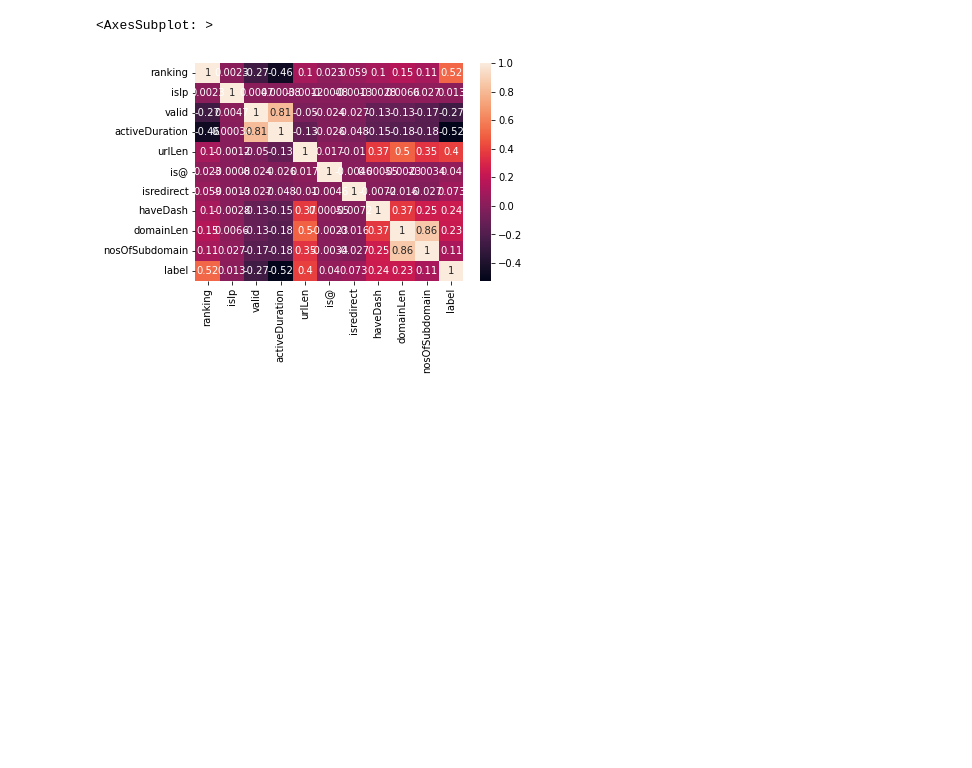
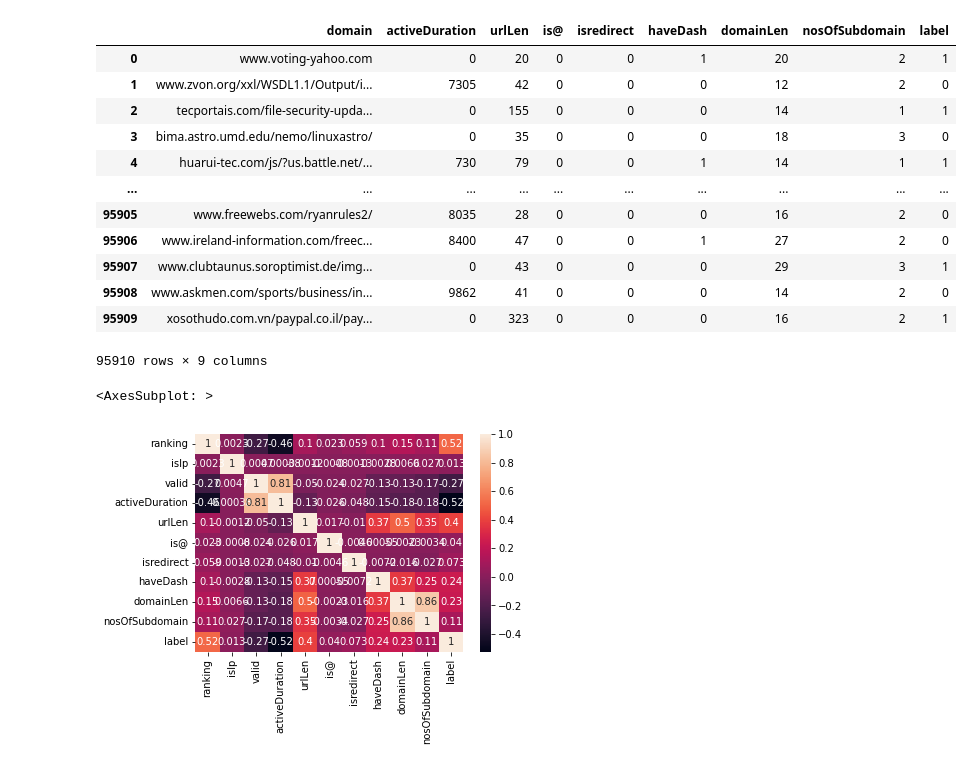
Before and after one commit to AI-and-Blockchain/F22_Web_Spam_Cleanup, a Jupyter notebook: Machine Learning on Spam Data/Test_data.ipynb, the cells around one changed output. Cells and saved outputs as stored; diff of their text form; code cells hidden in the pictures; blank space fills up the shorter version.

```diff
--- a/Machine Learning on Spam Data/Test_data.ipynb
+++ b/Machine Learning on Spam Data/Test_data.ipynb
@@ -21,3 +5,19 @@ df
+# %%
+df.drop(columns=['ranking','isIp','valid'])
+# %% [output]
+|  | domain | activeDuration | urlLen | is@ | isredirect | haveDash | domainLen | nosOfSubdomain | label |
+| 0 | www.voting-yahoo.com | 0 | 20 | 0 | 0 | 1 | 20 | 2 | 1 |
+| 1 | www.zvon.org/xxl/WSDL1.1/Output/i... | 7305 | 42 | 0 | 0 | 0 | 12 | 2 | 0 |
+| 2 | tecportais.com/file-security-upda... | 0 | 155 | 0 | 0 | 0 | 14 | 1 | 1 |
+| 3 | bima.astro.umd.edu/nemo/linuxastro/ | 0 | 35 | 0 | 0 | 0 | 18 | 3 | 0 |
+| 4 | huarui-tec.com/js/?us.battle.net/... | 730 | 79 | 0 | 0 | 1 | 14 | 1 | 1 |
+| ... | ... | ... | ... | ... | ... | ... | ... | ... | ... |
+| 95905 | www.freewebs.com/ryanrules2/ | 8035 | 28 | 0 | 0 | 0 | 16 | 2 | 0 |
+| 95906 | www.ireland-information.com/freec... | 8400 | 47 | 0 | 0 | 1 | 27 | 2 | 0 |
+| 95907 | www.clubtaunus.soroptimist.de/img... | 0 | 43 | 0 | 0 | 0 | 29 | 3 | 1 |
+| 95908 | www.askmen.com/sports/business/in... | 9862 | 41 | 0 | 0 | 0 | 14 | 2 | 0 |
+| 95909 | xosothudo.com.vn/paypal.co.il/pay... | 0 | 323 | 0 | 0 | 0 | 16 | 2 | 1 |
+95910 rows × 9 columns
 # %%
 import seaborn as sns
 
```
Also changed, not shown: parts of 10 cells of this notebook.
